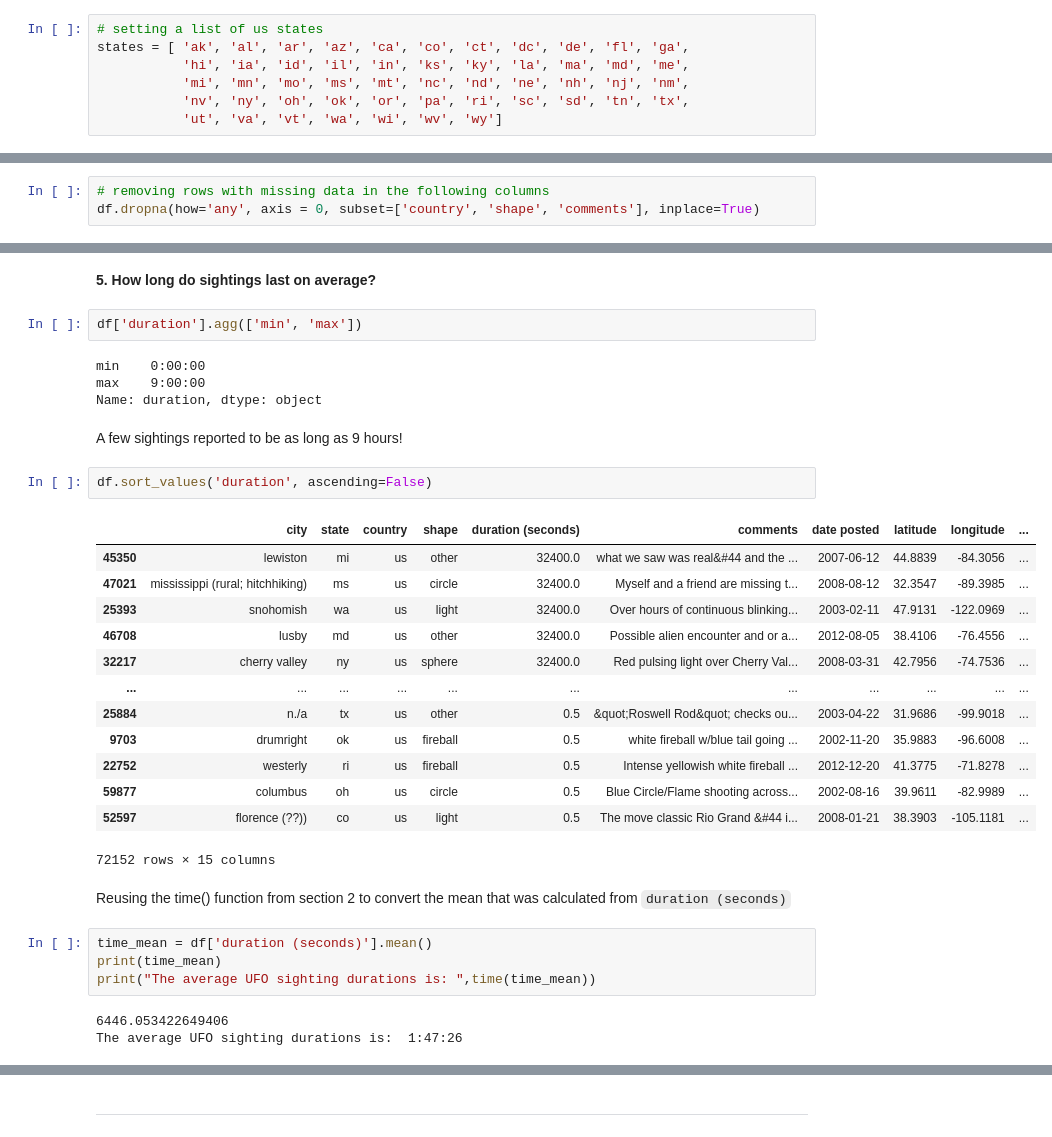
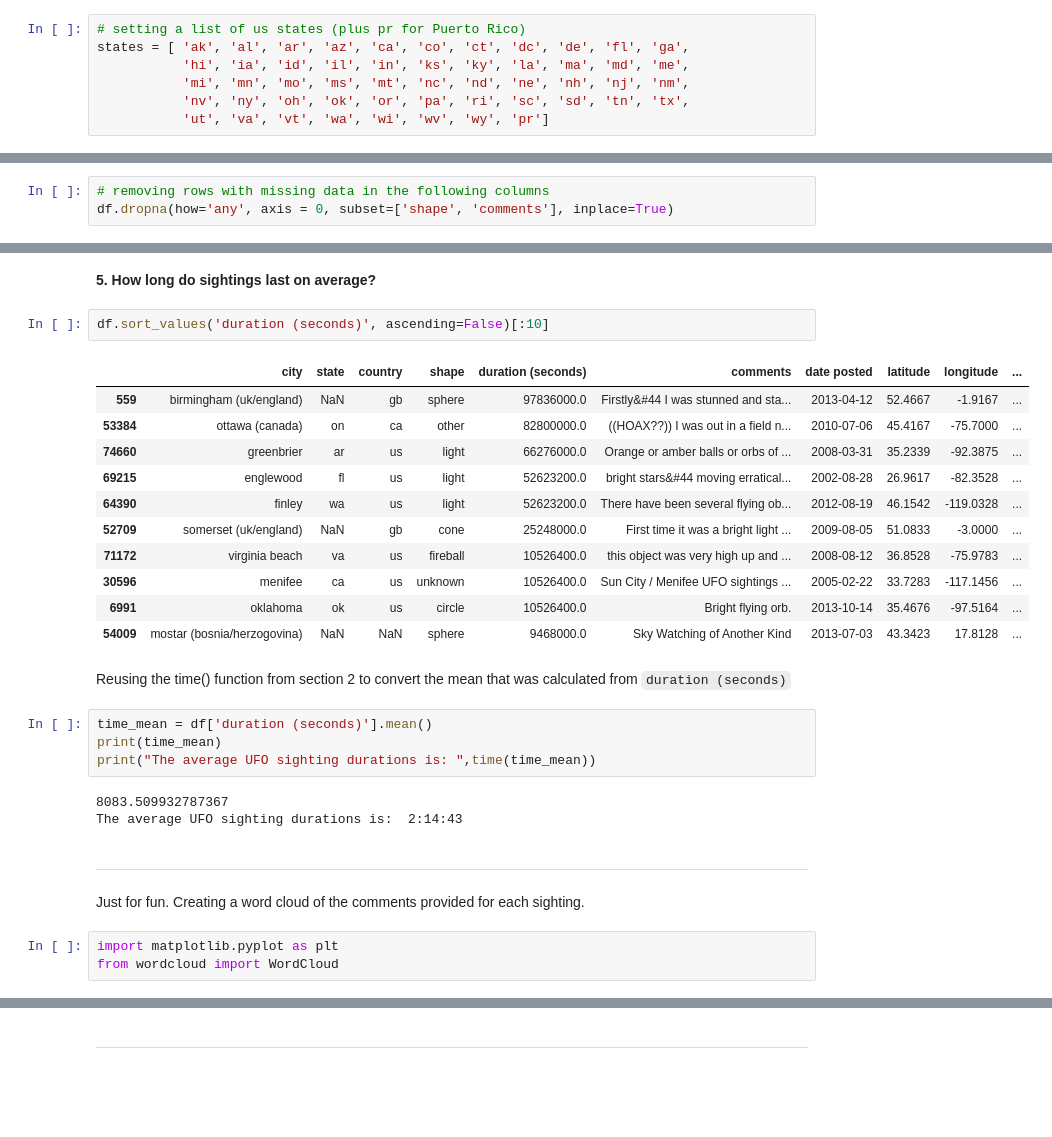
Before and after one commit to xHerandi/UFO-sightings, a Jupyter notebook: main.ipynb, the cells around one changed output, grey strips where cells are left out. Saved outputs shown, nothing was run; the diff lists cells and outputs as text; blank space fills up the shorter version.

```diff
--- a/main.ipynb
+++ b/main.ipynb
@@ -146,9 +153,9 @@ array(['tx', nan, 'hi', 'tn', 'ct', 'al', 'fl', 'ca', 'nc', 'ny', 'ky',
        'wy', 'sd', 'pq', 'ns', 'qc', 'de', 'nd', 'dc', 'nt', 'sa', 'yt',
        'yk', 'pe'], dtype=object)
 # %%
-# setting a list of us states
+# setting a list of us states (plus pr for Puerto Rico)
 states = [ 'ak', 'al', 'ar', 'az', 'ca', 'co', 'ct', 'dc', 'de', 'fl', 'ga',
            'hi', 'ia', 'id', 'il', 'in', 'ks', 'ky', 'la', 'ma', 'md', 'me',
            'mi', 'mn', 'mo', 'ms', 'mt', 'nc', 'nd', 'ne', 'nh', 'nj', 'nm',
            'nv', 'ny', 'oh', 'ok', 'or', 'pa', 'ri', 'sc', 'sd', 'tn', 'tx',
-           'ut', 'va', 'vt', 'wa', 'wi', 'wv', 'wy']
+           'ut', 'va', 'vt', 'wa', 'wi', 'wv', 'wy', 'pr']
@@ -201,3 +182,3 @@ df[df['state'].isna()]
 # %%
 # removing rows with missing data in the following columns
-df.dropna(how='any', axis = 0, subset=['country', 'shape', 'comments'], inplace=True)
+df.dropna(how='any', axis = 0, subset=['shape', 'comments'], inplace=True)
@@ -319,30 +278,20 @@ sns.countplot(data=usa_df, y='state', order=usa_df.state.value_counts()[:25].ind
 [figure]
 # %% [markdown]
 <p><b>5. How long do sightings last on average?
-# %%
-df['duration'].agg(['min', 'max'])
-# %% [output]
-min    0:00:00
-max    9:00:00
-Name: duration, dtype: object
-# %% [markdown]
-A few sightings reported to be as long as 9 hours!
 # %%
-df.sort_values('duration', ascending=False)
+df.sort_values('duration (seconds)', ascending=False)[:10]
 # %% [output]
 |  | city | state | country | shape | duration (seconds) | comments | date posted | latitude | longitude | ... |
-| 45350 | lewiston | mi | us | other | 32400.0 | what we saw was real&#44 and the ... | 2007-06-12 | 44.8839 | -84.3056 | ... |
-| 47021 | mississippi (rural; hitchhiking) | ms | us | circle | 32400.0 | Myself and a friend are missing t... | 2008-08-12 | 32.3547 | -89.3985 | ... |
-| 25393 | snohomish | wa | us | light | 32400.0 | Over hours of continuous blinking... | 2003-02-11 | 47.9131 | -122.0969 | ... |
-| 46708 | lusby | md | us | other | 32400.0 | Possible alien encounter and or a... | 2012-08-05 | 38.4106 | -76.4556 | ... |
-| 32217 | cherry valley | ny | us | sphere | 32400.0 | Red pulsing light over Cherry Val... | 2008-03-31 | 42.7956 | -74.7536 | ... |
-| ... | ... | ... | ... | ... | ... | ... | ... | ... | ... | ... |
-| 25884 | n./a | tx | us | other | 0.5 | &quot;Roswell Rod&quot; checks ou... | 2003-04-22 | 31.9686 | -99.9018 | ... |
-| 9703 | drumright | ok | us | fireball | 0.5 | white fireball w/blue tail going ... | 2002-11-20 | 35.9883 | -96.6008 | ... |
-| 22752 | westerly | ri | us | fireball | 0.5 | Intense yellowish white fireball ... | 2012-12-20 | 41.3775 | -71.8278 | ... |
-| 59877 | columbus | oh | us | circle | 0.5 | Blue Circle/Flame shooting across... | 2002-08-16 | 39.9611 | -82.9989 | ... |
-| 52597 | florence (??)) | co | us | light | 0.5 | The move classic Rio Grand &#44 i... | 2008-01-21 | 38.3903 | -105.1181 | ... |
+| 559 | birmingham (uk/england) | NaN | gb | sphere | 97836000.0 | Firstly&#44 I was stunned and sta... | 2013-04-12 | 52.4667 | -1.9167 | ... |
+| 53384 | ottawa (canada) | on | ca | other | 82800000.0 | ((HOAX??)) I was out in a field n... | 2010-07-06 | 45.4167 | -75.7000 | ... |
+| 74660 | greenbrier | ar | us | light | 66276000.0 | Orange or amber balls or orbs of ... | 2008-03-31 | 35.2339 | -92.3875 | ... |
+| 69215 | englewood | fl | us | light | 52623200.0 | bright stars&#44 moving erratical... | 2002-08-28 | 26.9617 | -82.3528 | ... |
+| 64390 | finley | wa | us | light | 52623200.0 | There have been several flying ob... | 2012-08-19 | 46.1542 | -119.0328 | ... |
+| 52709 | somerset (uk/england) | NaN | gb | cone | 25248000.0 | First time it was a bright light ... | 2009-08-05 | 51.0833 | -3.0000 | ... |
+| 71172 | virginia beach | va | us | fireball | 10526400.0 | this object was very high up and ... | 2008-08-12 | 36.8528 | -75.9783 | ... |
+| 30596 | menifee | ca | us | unknown | 10526400.0 | Sun City / Menifee UFO sightings ... | 2005-02-22 | 33.7283 | -117.1456 | ... |
+| 6991 | oklahoma | ok | us | circle | 10526400.0 | Bright flying orb. | 2013-10-14 | 35.4676 | -97.5164 | ... |
+| 54009 | mostar (bosnia/herzogovina) | NaN | NaN | sphere | 9468000.0 | Sky Watching of Another Kind | 2013-07-03 | 43.3423 | 17.8128 | ... |
-72152 rows × 15 columns
 # %% [markdown]
 Reusing the time() function from section 2 to convert the mean that was calculated from `duration (seconds)`
 # %%
@@ -350,5 +299,11 @@ time_mean = df['duration (seconds)'].mean()
 print(time_mean)
 print("The average UFO sighting durations is: ",time(time_mean))
 # %% [output]
-6446.053422649406
-The average UFO sighting durations is:  1:47:26
+8083.509932787367
+The average UFO sighting durations is:  2:14:43
+# %% [markdown]
+----
+Just for fun. Creating a word cloud of the comments provided for each sighting.
+# %%
+import matplotlib.pyplot as plt
+from wordcloud import WordCloud
```
Also changed, not shown: parts of 25 cells of this notebook.
